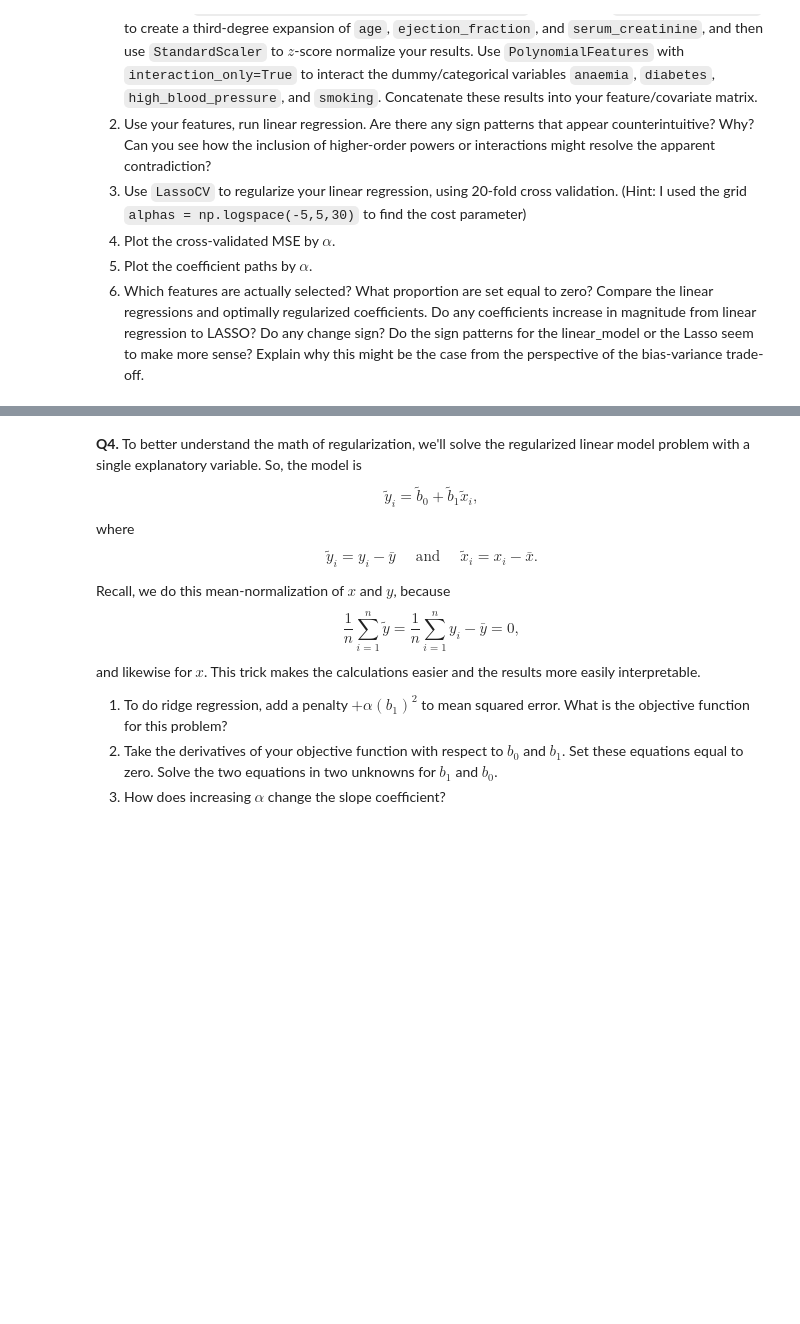
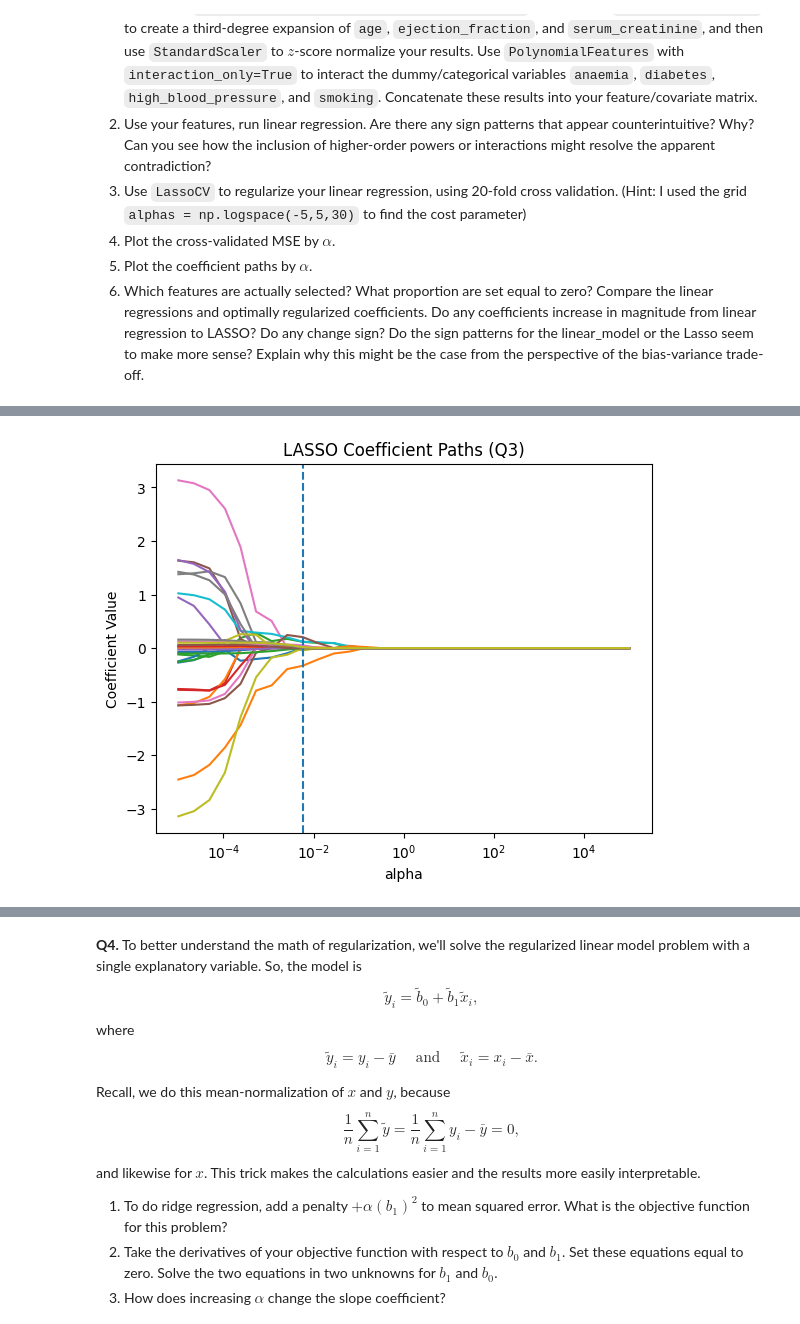
Before and after one commit to richarddo3/undergrad_ml_assignments, a Jupyter notebook: 04_assignment_regularization.ipynb, the cells around one changed output, grey strips where cells are left out. Drawn from its saved outputs; the diff is of its cells as text; code cells hidden in the pictures; blank space fills up the shorter version.

```diff
--- a/04_assignment_regularization.ipynb
+++ b/04_assignment_regularization.ipynb
@@ -63,7 +68,7 @@ import numpy as np
 from sklearn.preprocessing import PolynomialFeatures, StandardScaler
 
 # Load data
-df = pd.read_csv("/content/sample_data/cars_hw.csv")
+df = pd.read_csv("/content/data/cars_hw.csv")
 
 # Drop useless column
 df = df.drop(columns=["Unnamed: 0"])
@@ -253,0 +378,30 @@ Compared to linear regression, most LASSO coefficients decrease in magnitude due
+# %%
+#3.5
+
+from sklearn.linear_model import Lasso
+
+coefs = []
+
+for a in alphas:
+    l = Lasso(alpha=a, max_iter=10000)
+    l.fit(X, y)
+    coefs.append(l.coef_)
+
+coefs = np.array(coefs)
+
+plt.figure()
+
+for i in range(coefs.shape[1]):
+    plt.plot(alphas, coefs[:, i])
+
+plt.xscale("log")
+plt.xlabel("alpha")
+plt.ylabel("Coefficient Value")
+plt.title("LASSO Coefficient Paths (Q3)")
+
+# Mark best alpha
+plt.axvline(lasso.alpha_, linestyle="--")
+
+plt.show()
+# %% [output]
+[figure, added]
```
Also changed, not shown: parts of 16 cells of this notebook.
